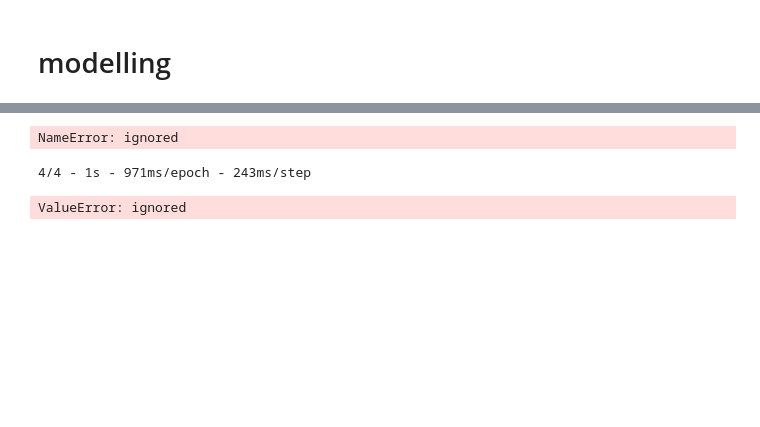
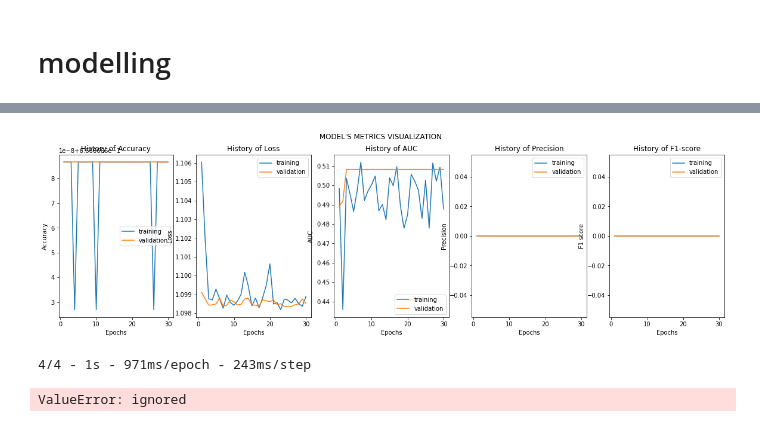
Before and after one commit to fadillarizalul/thesis-alzheimer, a Jupyter notebook: alzheimer_image_classification.ipynb, the cells around one changed output, grey strips where cells are left out. Saved outputs shown, nothing was run; the diff lists cells and outputs as text; code cells hidden in the pictures; blank space fills up the shorter version.

```diff
--- a/alzheimer_image_classification.ipynb
+++ b/alzheimer_image_classification.ipynb
@@ -378,39 +378,39 @@ def Train_Val_Plot(acc,val_acc,loss,val_loss,auc,val_auc,precision,val_precision
     ax2.set_ylabel('Loss')
     ax2.legend(['training', 'validation'])
 
     ax3.plot(range(1, len(auc) + 1), auc)
     ax3.plot(range(1, len(val_auc) + 1), val_auc)
     ax3.set_title('History of AUC')
     ax3.set_xlabel('Epochs')
     ax3.set_ylabel('AUC')
     ax3.legend(['training', 'validation'])
 
     ax4.plot(range(1, len(precision) + 1), precision)
     ax4.plot(range(1, len(val_precision) + 1), val_precision)
     ax4.set_title('History of Precision')
     ax4.set_xlabel('Epochs')
     ax4.set_ylabel('Precision')
     ax4.legend(['training', 'validation'])
 
     ax5.plot(range(1, len(f1) + 1), f1)
     ax5.plot(range(1, len(val_f1) + 1), val_f1)
     ax5.set_title('History of F1-score')
     ax5.set_xlabel('Epochs')
     ax5.set_ylabel('F1 score')
     ax5.legend(['training', 'validation'])
 
 
     plt.show()
 
 
-Train_Val_Plot(history.history['accuracy'],history.history['val_accuracy'],
-               history.history['loss'],history.history['val_loss'],
-               history.history['auc'],history.history['val_auc'],
-               history.history['precision'],history.history['val_precision'],
-               history.history['f1_score'],history.history['val_f1_score']
+Train_Val_Plot(model_history.history['accuracy'],model_history.history['val_accuracy'],
+               model_history.history['loss'],model_history.history['val_loss'],
+               model_history.history['auc'],model_history.history['val_auc'],
+               model_history.history['precision'],model_history.history['val_precision'],
+               model_history.history['f1_score'],model_history.history['val_f1_score']
               )
 # %% [output]
-NameError: ignored
+[figure, added]
 # %%
 prediction= model.predict(val_generator, steps=np.ceil(val_generator.samples/val_generator.batch_size), verbose=2)
 prediction= (prediction > 0.5)
```
Also changed, not shown: parts of 11 cells of this notebook.
